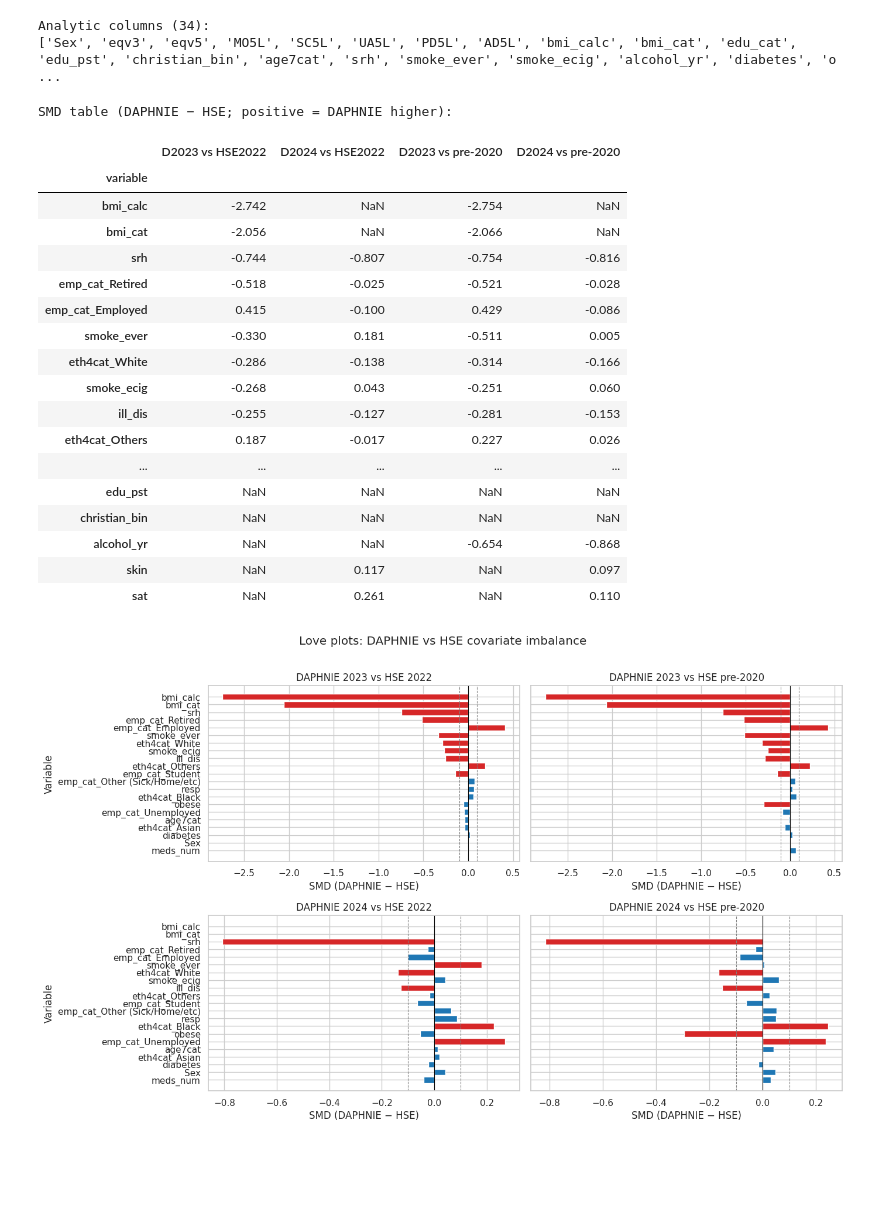
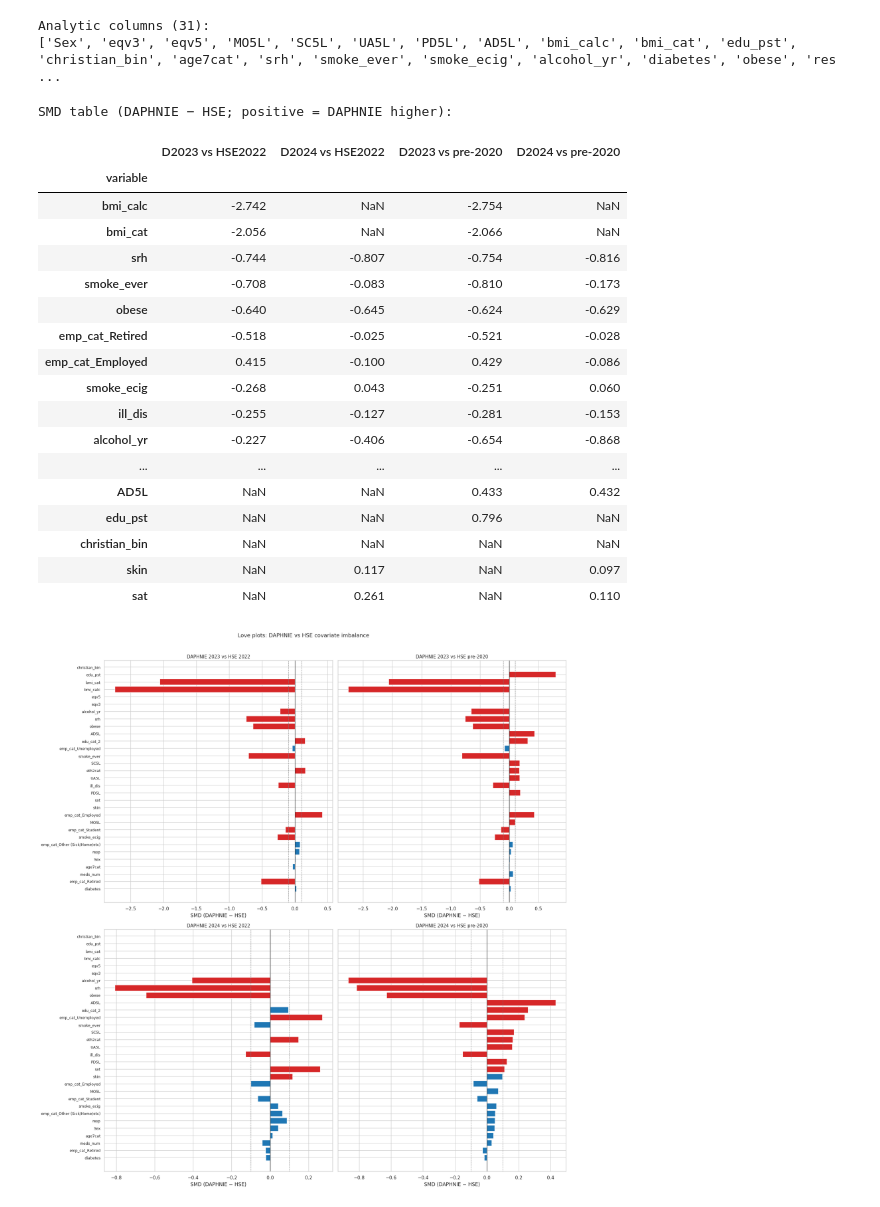
Before and after one commit to LuisGiraldo86/EuroQoL, a Jupyter notebook: notebooks/covariate_shift/02-daphnie_vs_hse.ipynb, the cells around one changed output. Cells and saved outputs as stored; diff of their text form; code cells hidden in the pictures; blank space fills up the shorter version.

```diff
--- a/notebooks/covariate_shift/02-daphnie_vs_hse.ipynb
+++ b/notebooks/covariate_shift/02-daphnie_vs_hse.ipynb
@@ -71,9 +74,12 @@ Positive SMD means DAPHNIE respondents score higher on that variable. DAPHNIE us
 `svy_wt`; HSE uses `wt_int`.
 # %%
 # age3cat excluded in favour of age7cat
+# edu_cat excluded as redundant with edu_cat_2 (binary recoding, strictly preferred)
+# eth4cat_* dummies excluded in favour of binary eth2cat (White vs Non-White)
 EXCLUDE = {
     "dataset", "wt_int", "svy_wt", "SurveyWeight", "EQ_index",
-    "util_rowen", "EQvas", "LSS", "LSS_rs", "age3cat",
+    "util_rowen", "EQvas", "LSS", "LSS_rs", "age3cat", "edu_cat",
+    "eth4cat_Asian", "eth4cat_Black", "eth4cat_Others", "eth4cat_White",
 }
 
 analytic_cols = [
@@ -85,8 +91,8 @@ analytic_cols = [
 print(f"Analytic columns ({len(analytic_cols)}):")
 print(analytic_cols)
 # %% [output]
-Analytic columns (34):
-['Sex', 'eqv3', 'eqv5', 'MO5L', 'SC5L', 'UA5L', 'PD5L', 'AD5L', 'bmi_calc', 'bmi_cat', 'edu_cat', 'edu_pst', 'christian_bin', 'age7cat', 'srh', 'smoke_ever', 'smoke_ecig', 'alcohol_yr', 'diabetes', 'o ...
+Analytic columns (31):
+['Sex', 'eqv3', 'eqv5', 'MO5L', 'SC5L', 'UA5L', 'PD5L', 'AD5L', 'bmi_calc', 'bmi_cat', 'edu_pst', 'christian_bin', 'age7cat', 'srh', 'smoke_ever', 'smoke_ecig', 'alcohol_yr', 'diabetes', 'obese', 'res ...
 # %%
 def weighted_mean(series, weights):
     mask = series.notna() & weights.notna() & (weights > 0)
@@ -152,60 +158,61 @@ SMD table (DAPHNIE − HSE; positive = DAPHNIE higher):
 | bmi_calc | -2.742 | NaN | -2.754 | NaN |
 | bmi_cat | -2.056 | NaN | -2.066 | NaN |
 | srh | -0.744 | -0.807 | -0.754 | -0.816 |
+| smoke_ever | -0.708 | -0.083 | -0.810 | -0.173 |
+| obese | -0.640 | -0.645 | -0.624 | -0.629 |
 | emp_cat_Retired | -0.518 | -0.025 | -0.521 | -0.028 |
 | emp_cat_Employed | 0.415 | -0.100 | 0.429 | -0.086 |
-| smoke_ever | -0.330 | 0.181 | -0.511 | 0.005 |
-| eth4cat_White | -0.286 | -0.138 | -0.314 | -0.166 |
 | smoke_ecig | -0.268 | 0.043 | -0.251 | 0.060 |
 | ill_dis | -0.255 | -0.127 | -0.281 | -0.153 |
-| eth4cat_Others | 0.187 | -0.017 | 0.227 | 0.026 |
+| alcohol_yr | -0.227 | -0.406 | -0.654 | -0.868 |
 | ... | ... | ... | ... | ... |
-| edu_pst | NaN | NaN | NaN | NaN |
+| AD5L | NaN | NaN | 0.433 | 0.432 |
+| edu_pst | NaN | NaN | 0.796 | NaN |
 | christian_bin | NaN | NaN | NaN | NaN |
-| alcohol_yr | NaN | NaN | -0.654 | -0.868 |
 | skin | NaN | 0.117 | NaN | 0.097 |
 | sat | NaN | 0.261 | NaN | 0.110 |
 # %%
 # 2x2 Love plot: rows = DAPHNIE wave, columns = HSE target
-# Variable order fixed by |SMD| in D2023 vs HSE2022 for consistent reading across panels
+# Variable order fixed by |SMD| in D2024 vs pre-2020 (primary comparison)
 order = (
-    smd_df["D2023 vs HSE2022"].dropna()
-    .abs().sort_values()
+    smd_df["D2024 vs pre-2020"]
+    .abs()
+    .sort_values(ascending=True)
     .index.tolist()
 )
 
 panel_layout = [
     ("D2023 vs HSE2022",  "DAPHNIE 2023 vs HSE 2022"),
     ("D2023 vs pre-2020", "DAPHNIE 2023 vs HSE pre-2020"),
     ("D2024 vs HSE2022",  "DAPHNIE 2024 vs HSE 2022"),
     ("D2024 vs pre-2020", "DAPHNIE 2024 vs HSE pre-2020"),
 ]
 
+n_vars = len(order)
 fig, axes = plt.subplots(
     2, 2,
-    figsize=(14, max(6, len(order) * 0.4)),
+    figsize=(18, max(10, n_vars * 0.6)),
     sharey=True, sharex=False,
 )
 
 for ax, (col_key, title) in zip(axes.flat, panel_layout):
-    smds = smd_df[col_key].reindex(order).dropna()
+    smds = smd_df[col_key].reindex(order)
     colors = ["#d62728" if abs(v) > 0.1 else "#1f77b4" for v in smds]
-    ax.barh(smds.index, smds.values, color=colors)
+    ax.barh(range(n_vars), smds.values, color=colors)
+    ax.set_yticks(range(n_vars))
+    ax.set_yticklabels(order, fontsize=9)
     ax.axvline(0,    color="black", linewidth=0.8)
     ax.axvline( 0.1, color="grey",  linewidth=0.8, linestyle="--")
     ax.axvline(-0.1, color="grey",  linewidth=0.8, linestyle="--")
-    ax.set_title(title)
+    ax.set_title(title, fontsize=11)
     ax.set_xlabel("SMD (DAPHNIE − HSE)")
 
-axes[0, 0].set_ylabel("Variable")
-axes[1, 0].set_ylabel("Variable")
-
-fig.suptitle("Love plots: DAPHNIE vs HSE covariate imbalance", y=1.01)
+fig.suptitle("Love plots: DAPHNIE vs HSE covariate imbalance", y=1.01, fontsize=13)
 plt.tight_layout()
 plt.savefig(PLOTS_PATH / "love_plot_daphnie_vs_hse.png", dpi=150, bbox_inches="tight")
 plt.show()
 # %% [output]
-[figure, old version]
+[figure, new version]
 # %%
 # Variables imbalanced (|SMD| > 0.1) in at least one comparison
 imbalanced = (
```
Also changed, not shown: parts of 3 cells of this notebook, 6 other files.
